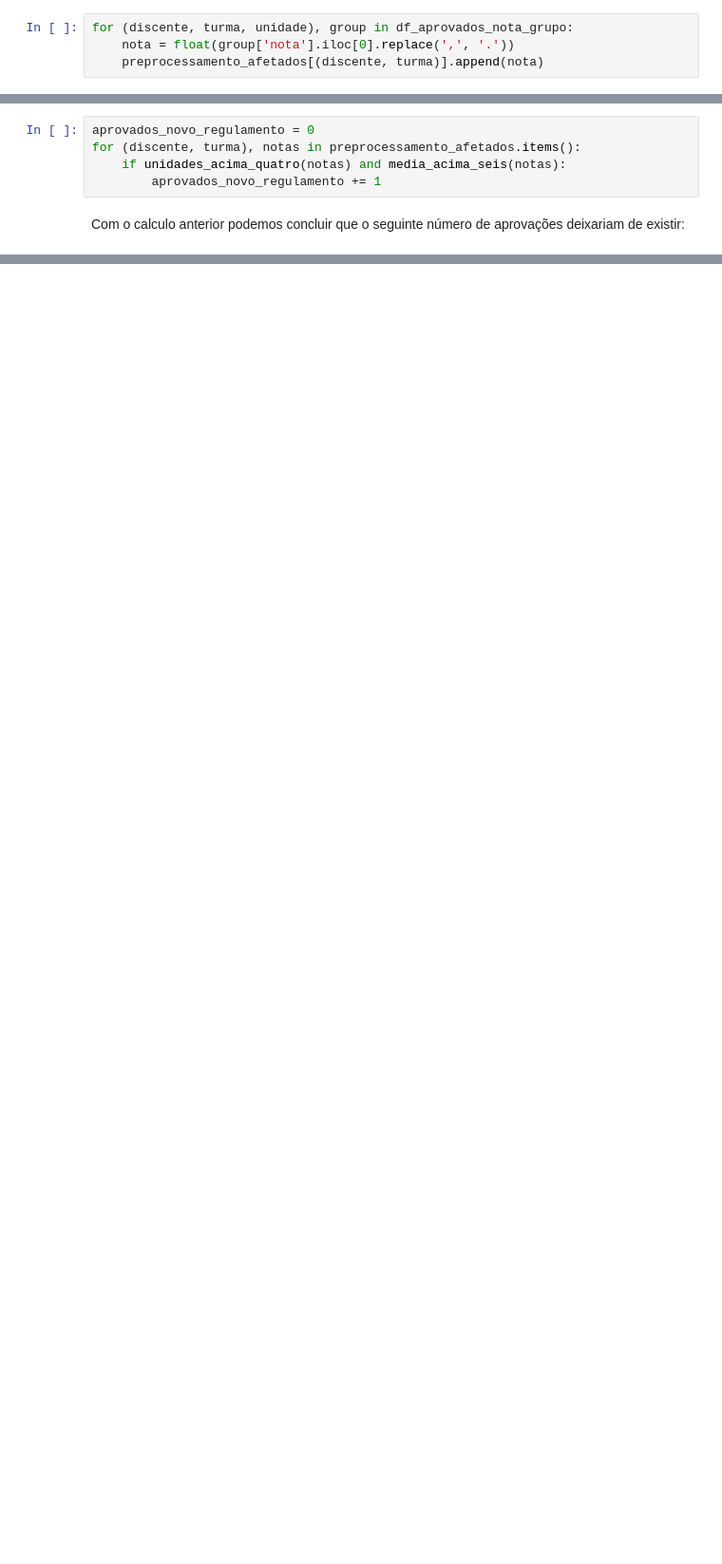
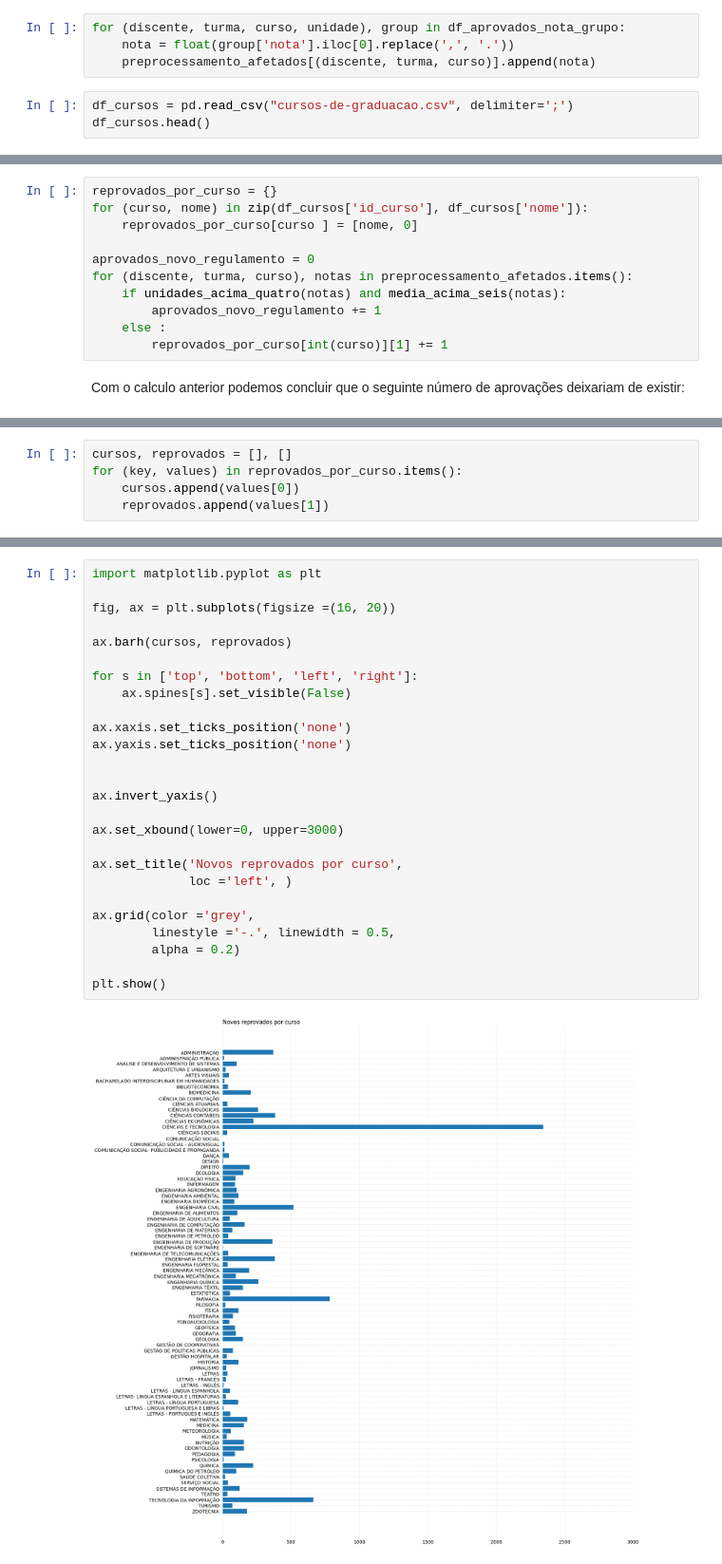
Before and after one commit to itepifanio/impacto-novo-regulamento-ufrn, a Jupyter notebook: 00_impacto_novo_regulamento.ipynb, the cells around one changed output, grey strips where cells are left out. Shown: that part at 95% size. Cells and saved outputs as stored; diff of their text form; blank space fills up the shorter version.

Commit message:
analise de novos reprovados por curos

```diff
--- a/00_impacto_novo_regulamento.ipynb
+++ b/00_impacto_novo_regulamento.ipynb
@@ -88,6 +88,9 @@ Para facilitar o processamento vamos modificar a estrutura de dados para um dici
 # %%
 preprocessamento_afetados = defaultdict(lambda: [])
 # %%
-for (discente, turma, unidade), group in df_aprovados_nota_grupo:
+for (discente, turma, curso, unidade), group in df_aprovados_nota_grupo:
     nota = float(group['nota'].iloc[0].replace(',', '.'))
-    preprocessamento_afetados[(discente, turma)].append(nota)
+    preprocessamento_afetados[(discente, turma, curso)].append(nota)
+# %%
+df_cursos = pd.read_csv("cursos-de-graduacao.csv", delimiter=';')
+df_cursos.head()
@@ -94,8 +105,14 @@ for (discente, turma, unidade), group in df_aprovados_nota_grupo:
 # %%
+reprovados_por_curso = {}
+for (curso, nome) in zip(df_cursos['id_curso'], df_cursos['nome']):
+    reprovados_por_curso[curso ] = [nome, 0]
+
 aprovados_novo_regulamento = 0
-for (discente, turma), notas in preprocessamento_afetados.items():
+for (discente, turma, curso), notas in preprocessamento_afetados.items():
     if unidades_acima_quatro(notas) and media_acima_seis(notas):
         aprovados_novo_regulamento += 1
+    else :
+        reprovados_por_curso[int(curso)][1] += 1
 # %% [markdown]
 Com o calculo anterior podemos concluir que o seguinte número de aprovações deixariam de existir:
 # %%
@@ -104,0 +122,5 @@ len(df_aprovados_nota_grupo) - aprovados_novo_regulamento
+# %%
+cursos, reprovados = [], []
+for (key, values) in reprovados_por_curso.items():
+    cursos.append(values[0])
+    reprovados.append(values[1])
@@ -104,0 +130,28 @@ len(df_aprovados_nota_grupo) - aprovados_novo_regulamento
+# %%
+import matplotlib.pyplot as plt
+
+fig, ax = plt.subplots(figsize =(16, 20))
+
+ax.barh(cursos, reprovados)
+
+for s in ['top', 'bottom', 'left', 'right']:
+    ax.spines[s].set_visible(False)
+
+ax.xaxis.set_ticks_position('none')
+ax.yaxis.set_ticks_position('none')
+
+
+ax.invert_yaxis()
+
+ax.set_xbound(lower=0, upper=3000)
+
+ax.set_title('Novos reprovados por curso',
+             loc ='left', )
+
+ax.grid(color ='grey',
+        linestyle ='-.', linewidth = 0.5,
+        alpha = 0.2)
+
+plt.show()
+# %% [output]
+[figure, added]
```
Also changed, not shown: parts of 4 cells of this notebook, 3 other files.
